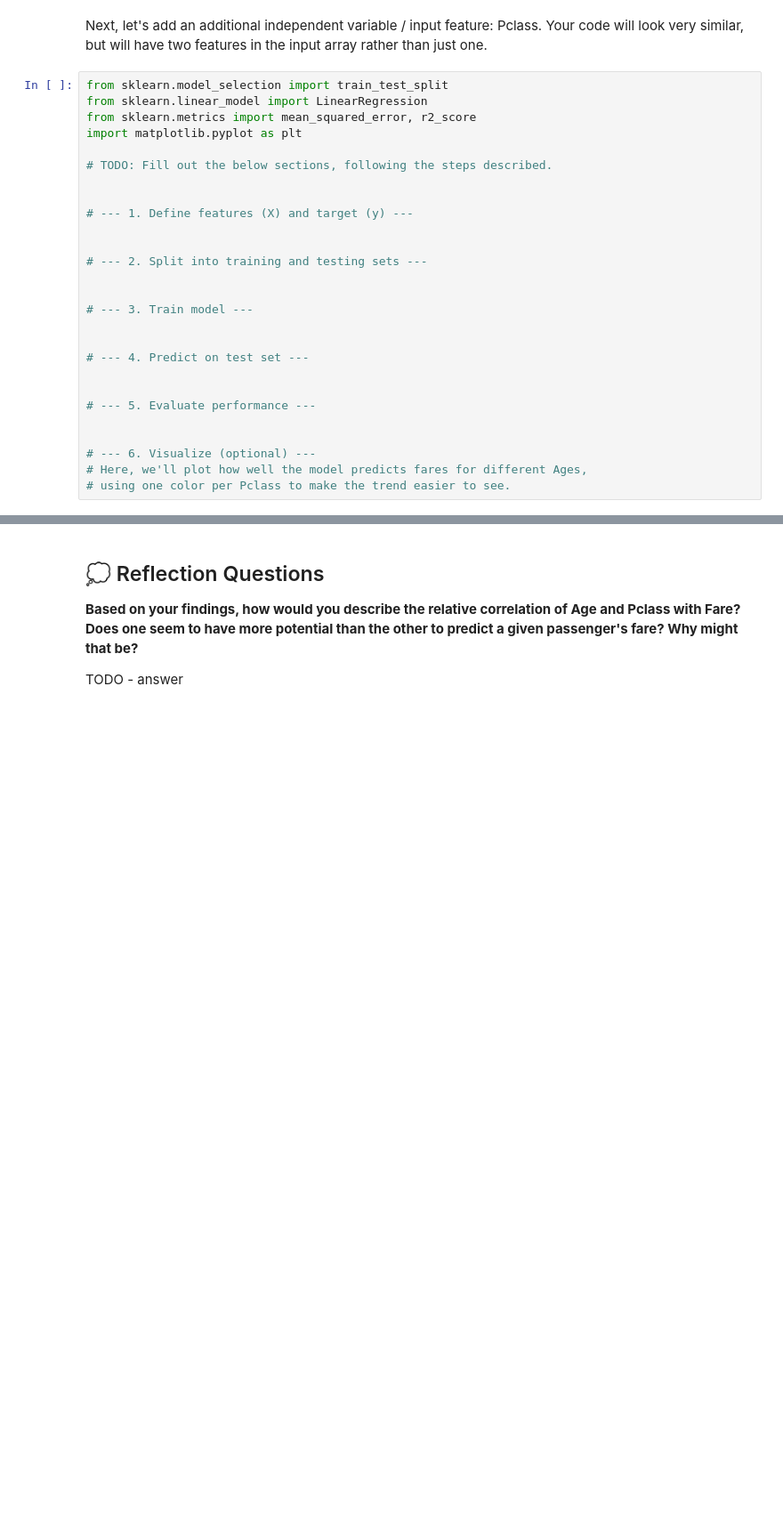
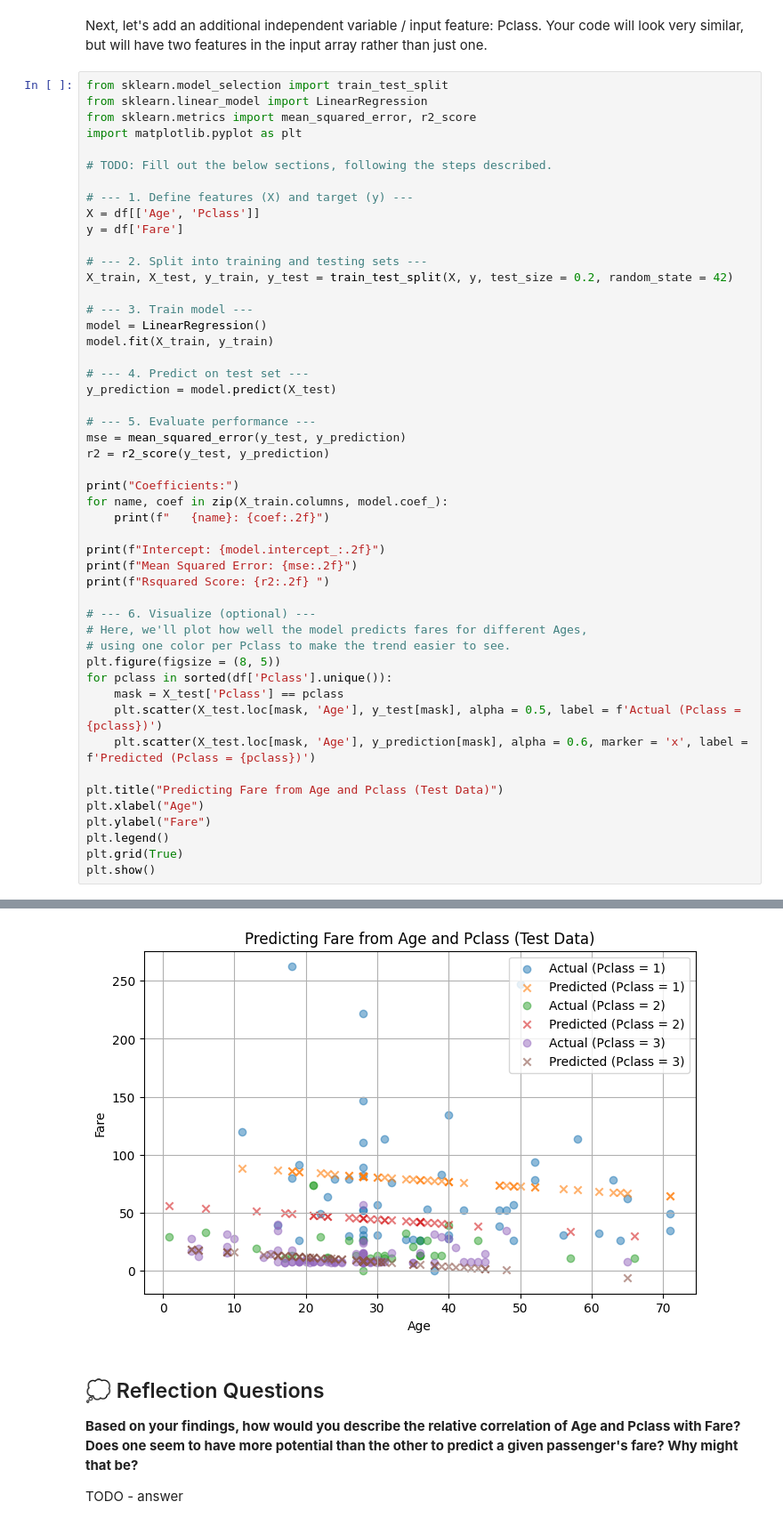
Before and after one commit to AbbyHoyt/KWK-Goldman-Sachs-ML-Titanic-Survival-Data, a Jupyter notebook: Abby_Hoyt_KWK_Titanic_Survival_Data_Template.ipynb, the cells around one changed output, grey strips where cells are left out. Shown: that part at 89% size. Cells and saved outputs as stored; diff of their text form; blank space fills up the shorter version.

Commit message:
Finished ML1.1.1 - Linear Regression (Part 2).

```diff
--- a/Abby_Hoyt_KWK_Titanic_Survival_Data_Template.ipynb
+++ b/Abby_Hoyt_KWK_Titanic_Survival_Data_Template.ipynb
@@ -494,22 +494,45 @@ import matplotlib.pyplot as plt
 
 # TODO: Fill out the below sections, following the steps described.
 
-
 # --- 1. Define features (X) and target (y) ---
-
+X = df[['Age', 'Pclass']]
+y = df['Fare']
 
 # --- 2. Split into training and testing sets ---
-
+X_train, X_test, y_train, y_test = train_test_split(X, y, test_size = 0.2, random_state = 42)
 
 # --- 3. Train model ---
-
+model = LinearRegression()
+model.fit(X_train, y_train)
 
 # --- 4. Predict on test set ---
-
+y_prediction = model.predict(X_test)
 
 # --- 5. Evaluate performance ---
+mse = mean_squared_error(y_test, y_prediction)
+r2 = r2_score(y_test, y_prediction)
 
+print("Coefficients:")
+for name, coef in zip(X_train.columns, model.coef_):
+    print(f"   {name}: {coef:.2f}")
+
+print(f"Intercept: {model.intercept_:.2f}")
+print(f"Mean Squared Error: {mse:.2f}")
+print(f"Rsquared Score: {r2:.2f} ")
 
 # --- 6. Visualize (optional) ---
 # Here, we'll plot how well the model predicts fares for different Ages,
 # using one color per Pclass to make the trend easier to see.
+plt.figure(figsize = (8, 5))
+for pclass in sorted(df['Pclass'].unique()):
+    mask = X_test['Pclass'] == pclass
+    plt.scatter(X_test.loc[mask, 'Age'], y_test[mask], alpha = 0.5, label = f'Actual (Pclass = {pclass})')
+    plt.scatter(X_test.loc[mask, 'Age'], y_prediction[mask], alpha = 0.6, marker = 'x', label = f'Predicted (Pclass = {pclass})')
+
+plt.title("Predicting Fare from Age and Pclass (Test Data)")
+plt.xlabel("Age")
+plt.ylabel("Fare")
+plt.legend()
+plt.grid(True)
+plt.show()
+# %% [output]
@@ -516,3 +545,4 @@ import matplotlib.pyplot as plt
+[figure, added]
 # %% [markdown]
 ## 💭 Reflection Questions
 **Based on your findings, how would you describe the relative correlation of Age and Pclass with Fare? Does one seem to have more potential than the other to predict a given passenger's fare? Why might that be?**
```
Also changed, not shown: parts of 1 cell of this notebook.
